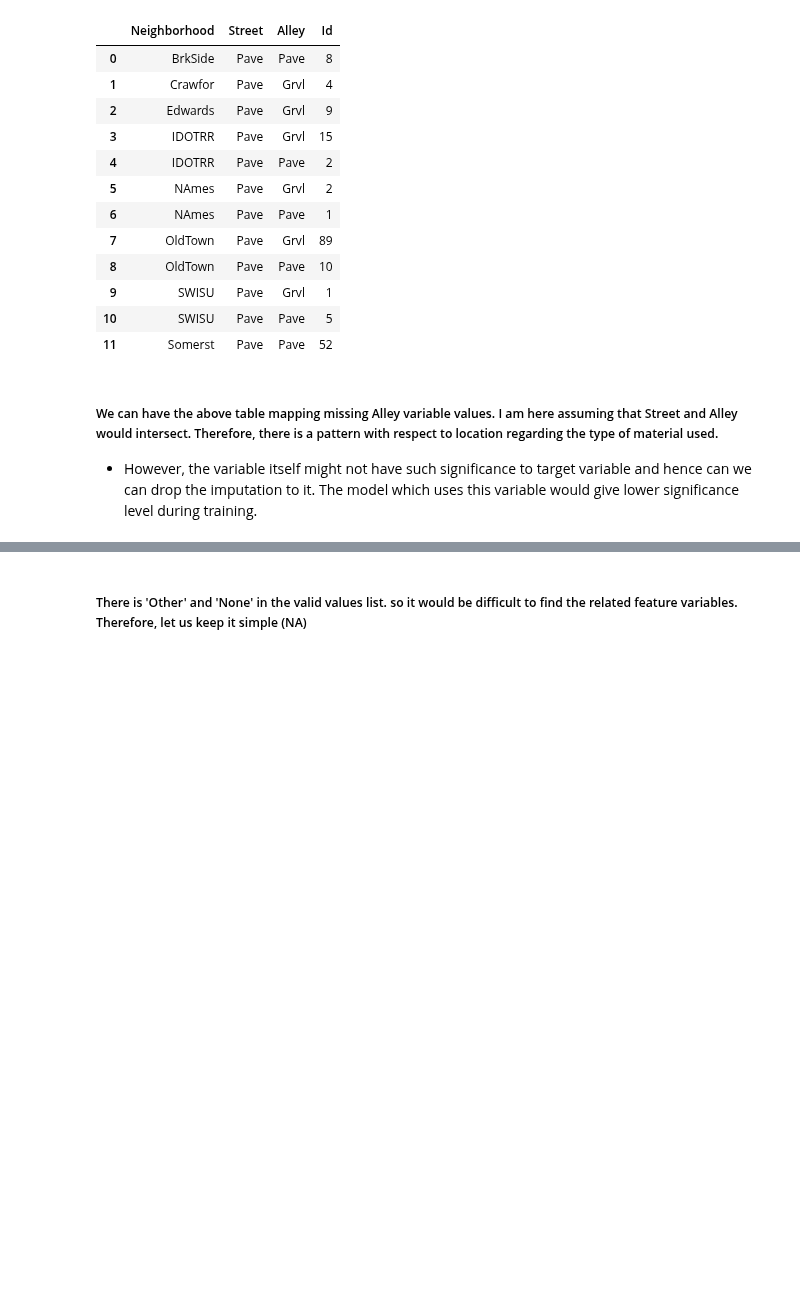
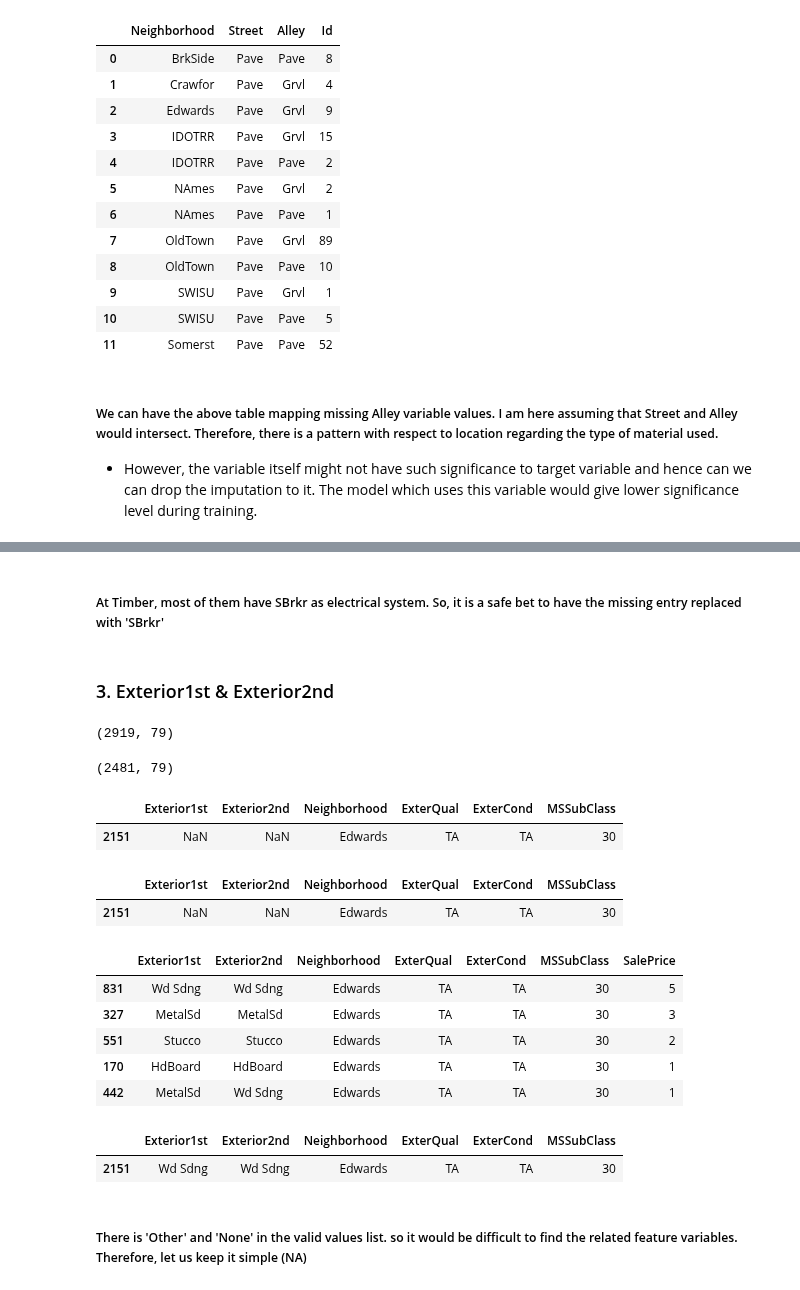
Before and after one commit to PadmarajBhat/Kaggle-Dataset-Exploration, a Jupyter notebook: House Prices- Advanced Regression Techniques/Data Wrangling/House Prices - ART(Wrangling).ipynb, the cells around one changed output, grey strips where cells are left out. Saved outputs shown, nothing was run; the diff lists cells and outputs as text; code cells hidden in the pictures; blank space fills up the shorter version.

```diff
--- a/House Prices- Advanced Regression Techniques/Data Wrangling/House Prices - ART(Wrangling).ipynb
+++ b/House Prices- Advanced Regression Techniques/Data Wrangling/House Prices - ART(Wrangling).ipynb
@@ -423,3 +462,63 @@ Initial Shape :  (2919, 81)
+# %% [markdown]
+##### At Timber, most of them have SBrkr as electrical system. So, it is a safe bet to have the missing entry replaced with 'SBrkr'
+# %% [markdown]
+### 3. Exterior1st & Exterior2nd
+# %%
+def exteriorWrangle(df_temp):
+    df = df_temp.copy()
+    dd(df.shape)
+    dd(df[df.Exterior1st == df.Exterior2nd].shape)
+    dd(df[df.Exterior1st.isna()][['Exterior1st','Exterior2nd', 'Neighborhood','ExterQual', 'ExterCond', 'MSSubClass']])
+    dd(df[df.Exterior2nd.isna()][['Exterior1st','Exterior2nd', 'Neighborhood','ExterQual', 'ExterCond','MSSubClass']])
+    dt = df.\
+       groupby(['Exterior1st','Exterior2nd', 'Neighborhood','ExterQual', 'ExterCond', 'MSSubClass']).\
+       agg('count').reset_index().\
+       sort_values(by=['MSSubClass','SalePrice'],ascending=False)[['Exterior1st','Exterior2nd', 'Neighborhood','ExterQual', 'ExterCond','MSSubClass','SalePrice']]
+    #dd(dt)
+    dd(dt[(dt.MSSubClass == '30') & (dt.Neighborhood == 'Edwards')].head())
+
+    def bestExt1(Neighborhood,ExterQual, ExterCond, MSSubClass):
+        return dt[(dt.Neighborhood == Neighborhood)&
+                  (dt.ExterQual == ExterQual)&
+                  (dt.ExterCond ==  ExterCond)&
+                  (dt.MSSubClass == MSSubClass)]['Exterior1st'].tolist()[0]
+
+    def bestExt2(Neighborhood,ExterQual, ExterCond, MSSubClass):
+        return dt[(dt.Neighborhood == Neighborhood)&
+                  (dt.ExterQual == ExterQual)&
+                  (dt.ExterCond ==  ExterCond)&
+                  (dt.MSSubClass == MSSubClass)]['Exterior2nd'].tolist()[0]
+
+    df['Exterior1st'] = df.Exterior1st.fillna('NA')
+    df['Exterior2nd'] = df.Exterior2nd.fillna('NA')
+
+    df['Exterior1st'] = df.apply(lambda x: bestExt1(
+                                    x['Neighborhood'], x['ExterQual'], x['ExterCond'], x['MSSubClass']
+                                    ) if x['Exterior1st'] =="NA" else x['Exterior1st'], axis=1)
+    df['Exterior2nd'] = df.apply(lambda x: bestExt1(
+                                    x['Neighborhood'], x['ExterQual'], x['ExterCond'], x['MSSubClass']
+                                    ) if x['Exterior2nd'] =="NA" else x['Exterior2nd'], axis=1)
+    dd(df[df.index == 2151][['Exterior1st','Exterior2nd', 'Neighborhood','ExterQual', 'ExterCond', 'MSSubClass']])
+    return df
+
+
+
+df_ext = exteriorWrangle(df_electrical)
+# %% [output]
+(2919, 79)
+(2481, 79)
+|  | Exterior1st | Exterior2nd | Neighborhood | ExterQual | ExterCond | MSSubClass |
+| 2151 | NaN | NaN | Edwards | TA | TA | 30 |
+|  | Exterior1st | Exterior2nd | Neighborhood | ExterQual | ExterCond | MSSubClass |
+| 2151 | NaN | NaN | Edwards | TA | TA | 30 |
+|  | Exterior1st | Exterior2nd | Neighborhood | ExterQual | ExterCond | MSSubClass | SalePrice |
+| 831 | Wd Sdng | Wd Sdng | Edwards | TA | TA | 30 | 5 |
+| 327 | MetalSd | MetalSd | Edwards | TA | TA | 30 | 3 |
+| 551 | Stucco | Stucco | Edwards | TA | TA | 30 | 2 |
+| 170 | HdBoard | HdBoard | Edwards | TA | TA | 30 | 1 |
+| 442 | MetalSd | Wd Sdng | Edwards | TA | TA | 30 | 1 |
+|  | Exterior1st | Exterior2nd | Neighborhood | ExterQual | ExterCond | MSSubClass |
+| 2151 | Wd Sdng | Wd Sdng | Edwards | TA | TA | 30 |
 # %%
 def miscWrangling():
     df = pd.read_csv('train.csv')
```
Also changed, not shown: parts of 9 cells of this notebook.
